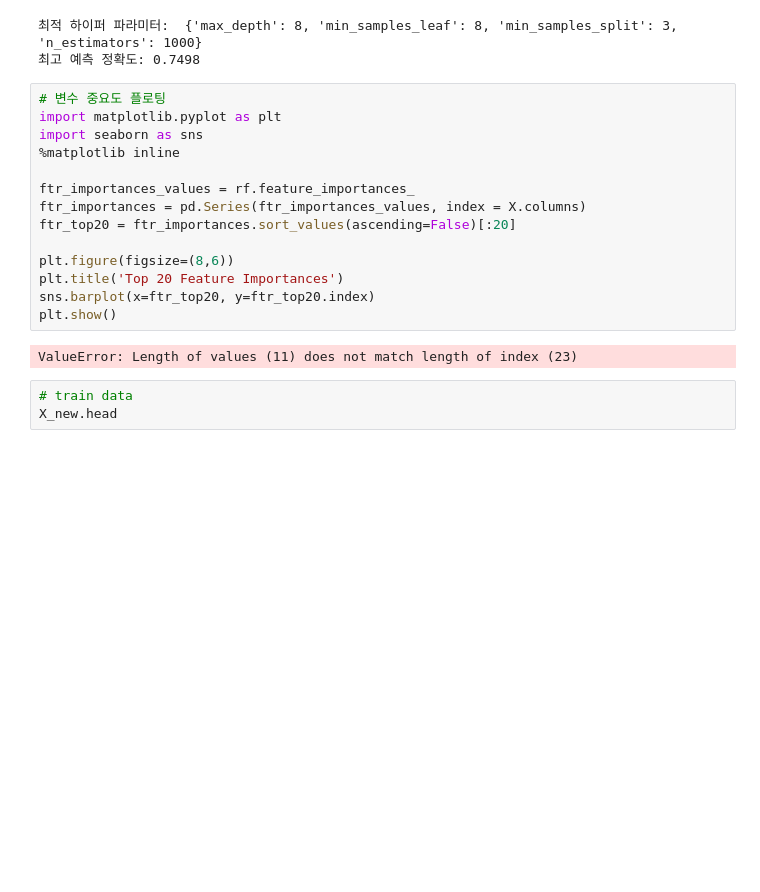
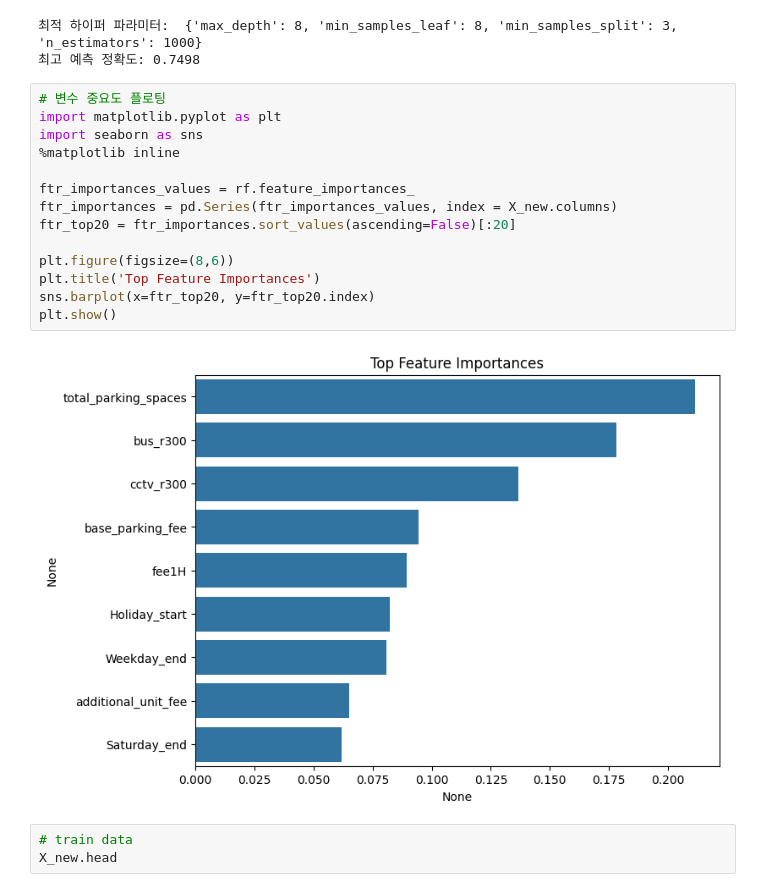
Before and after one commit to vxlmlxv/20251R0136COSE47101, a Jupyter notebook: randomforest.ipynb, the cells around one changed output. Cells and saved outputs as stored; diff of their text form; blank space fills up the shorter version.

```diff
--- a/randomforest.ipynb
+++ b/randomforest.ipynb
@@ -306,19 +314,19 @@ print('최고 예측 정확도: {:.4f}'.format(grid_cv.best_score_))
 # %%
 # 변수 중요도 플로팅
 import matplotlib.pyplot as plt
 import seaborn as sns
 %matplotlib inline
 
 ftr_importances_values = rf.feature_importances_
-ftr_importances = pd.Series(ftr_importances_values, index = X.columns)
+ftr_importances = pd.Series(ftr_importances_values, index = X_new.columns)
 ftr_top20 = ftr_importances.sort_values(ascending=False)[:20]
 
 plt.figure(figsize=(8,6))
-plt.title('Top 20 Feature Importances')
+plt.title('Top Feature Importances')
 sns.barplot(x=ftr_top20, y=ftr_top20.index)
 plt.show()
 # %% [output]
-ValueError: Length of values (11) does not match length of index (23)
+[figure, added]
 # %%
 # train data
 X_new.head
```
Also changed, not shown: parts of 10 cells of this notebook, 4 other files.
